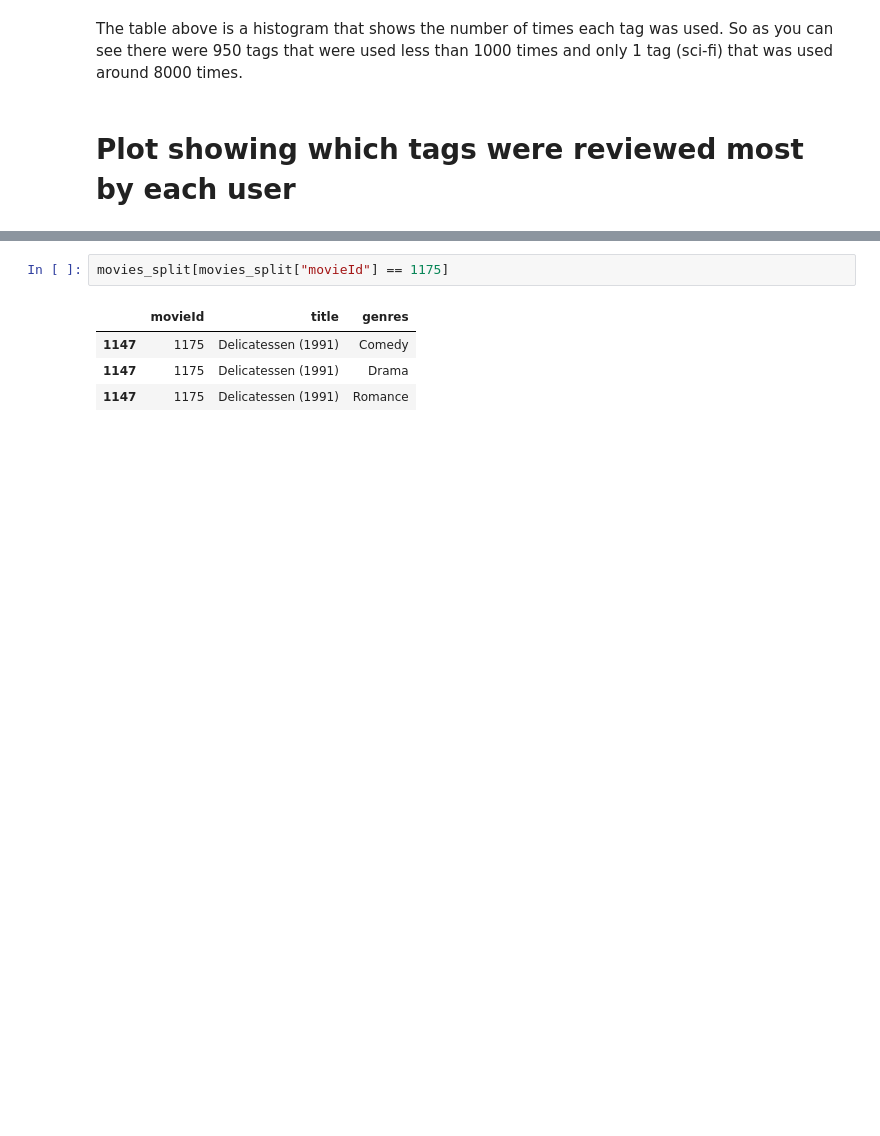
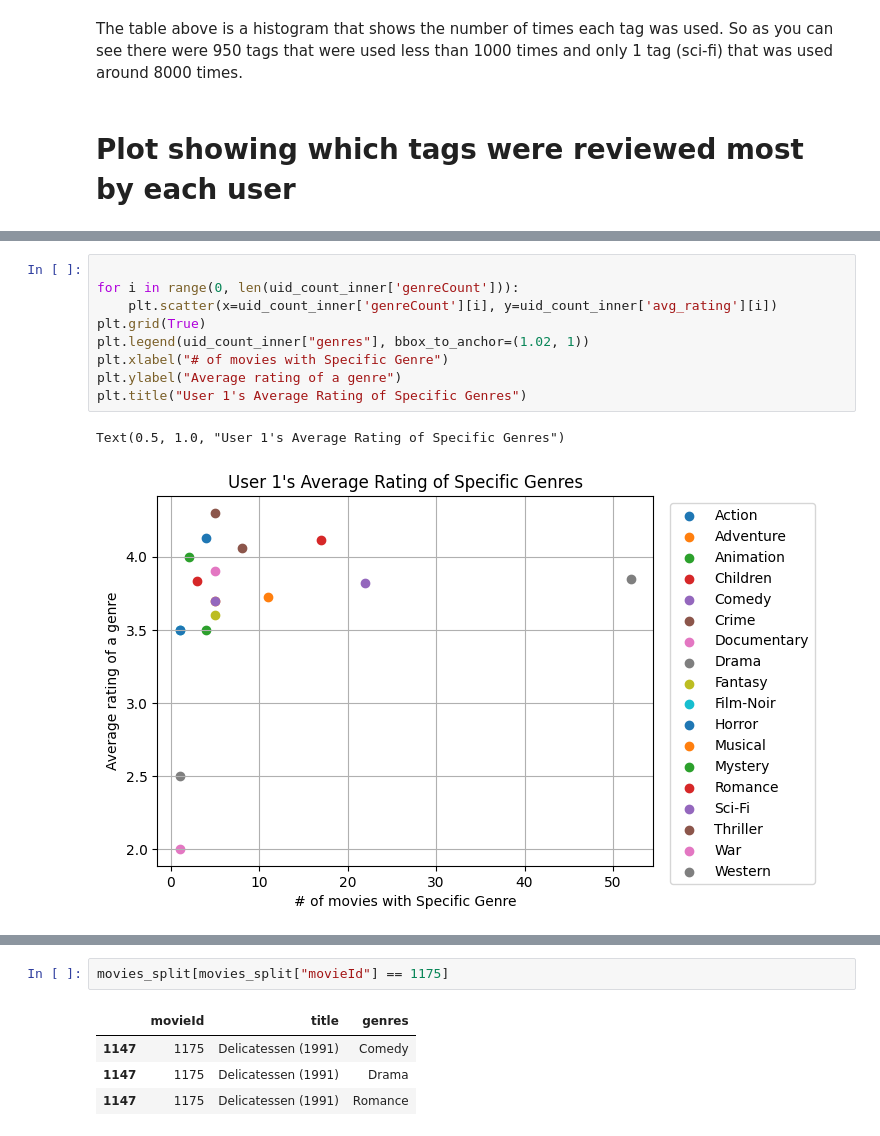
Before and after one commit to rkbhkp/Movie-Recomendation-with-ML, a Jupyter notebook: Milestone_2.ipynb, the cells around one changed output, grey strips where cells are left out. Saved outputs shown, nothing was run; the diff lists cells and outputs as text; blank space fills up the shorter version.

```diff
--- a/Milestone_2.ipynb
+++ b/Milestone_2.ipynb
@@ -463,0 +504,12 @@ uid_count
+# %%
+
+for i in range(0, len(uid_count_inner['genreCount'])):
+    plt.scatter(x=uid_count_inner['genreCount'][i], y=uid_count_inner['avg_rating'][i])
+plt.grid(True)
+plt.legend(uid_count_inner["genres"], bbox_to_anchor=(1.02, 1))
+plt.xlabel("# of movies with Specific Genre")
+plt.ylabel("Average rating of a genre")
+plt.title("User 1's Average Rating of Specific Genres")
+# %% [output]
+Text(0.5, 1.0, "User 1's Average Rating of Specific Genres")
+[figure, added]
```
Also changed, not shown: parts of 8 cells of this notebook.
